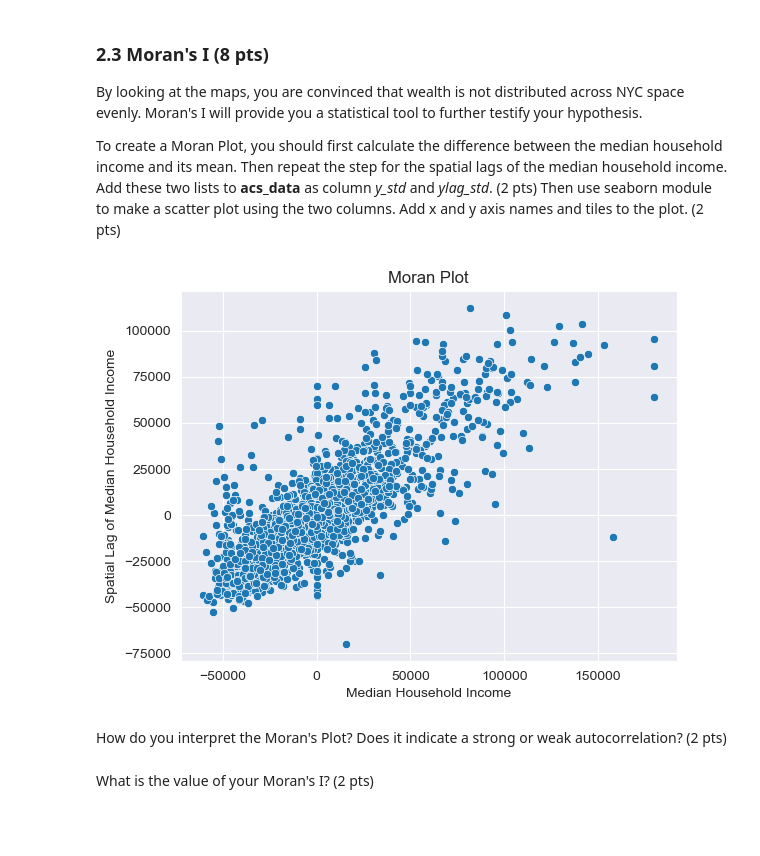
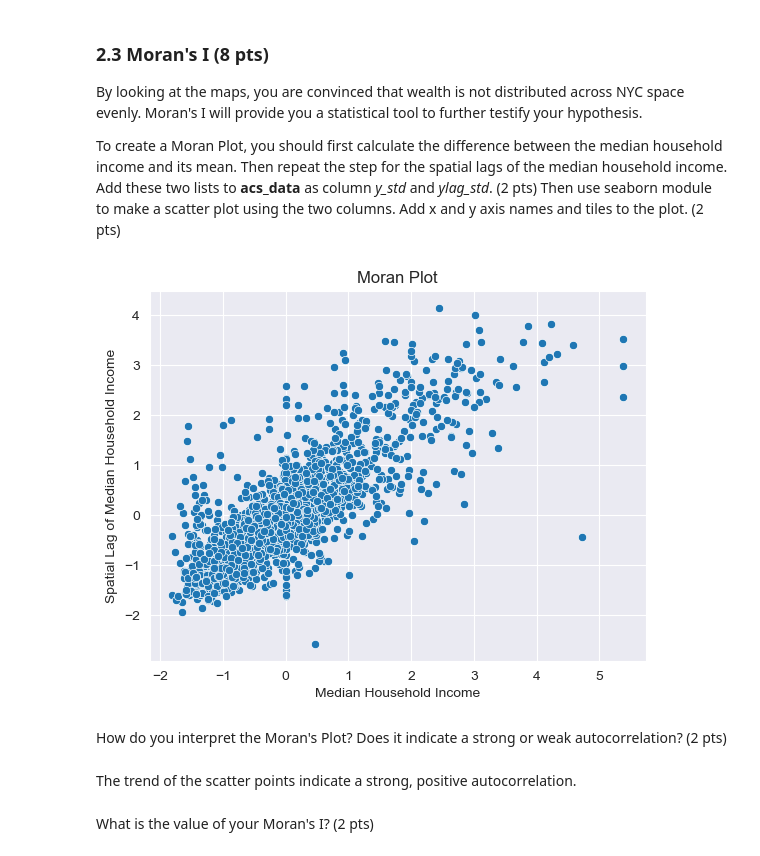
Before and after one commit to RainCyz/4680_5680_intro_uds, a Jupyter notebook: Homework/hw_solution/HW2_Yucheng.ipynb, the cells around one changed output. Saved outputs shown, nothing was run; the diff lists cells and outputs as text; code cells hidden in the pictures; blank space fills up the shorter version.

```diff
--- a/Homework/hw_solution/HW2_Yucheng.ipynb
+++ b/Homework/hw_solution/HW2_Yucheng.ipynb
@@ -273,17 +280,19 @@ To create a Moran Plot, you should first calculate the difference between the me
 Then use seaborn module to make a scatter plot using the two columns. Add x and y axis names and tiles to the plot. (2 pts)
 # %%
 # enter your codes here
-acs_data['y_std'] = y - y.mean()
-acs_data['ylag_std'] = ylag - ylag.mean()
+acs_data['y_std'] = (y - y.mean())/ y.std()
+acs_data['ylag_std'] = (ylag - ylag.mean())/ ylag.std()
 sns.scatterplot(x='y_std', y='ylag_std', data=acs_data)
 plt.xlabel('Median Household Income')
 plt.ylabel('Spatial Lag of Median Household Income')
 plt.title('Moran Plot')
 plt.show()
 # %% [output]
-[figure, old version]
+[figure, new version]
 # %% [markdown]
 How do you interpret the Moran's Plot? Does it indicate a strong or weak autocorrelation? (2 pts)
+# %% [markdown]
+The trend of the scatter points indicate a strong, positive autocorrelation.
 # %% [markdown]
 What is the value of your Moran's I? (2 pts)
 # %%
```
Also changed, not shown: parts of 15 cells of this notebook, 3 other files.
